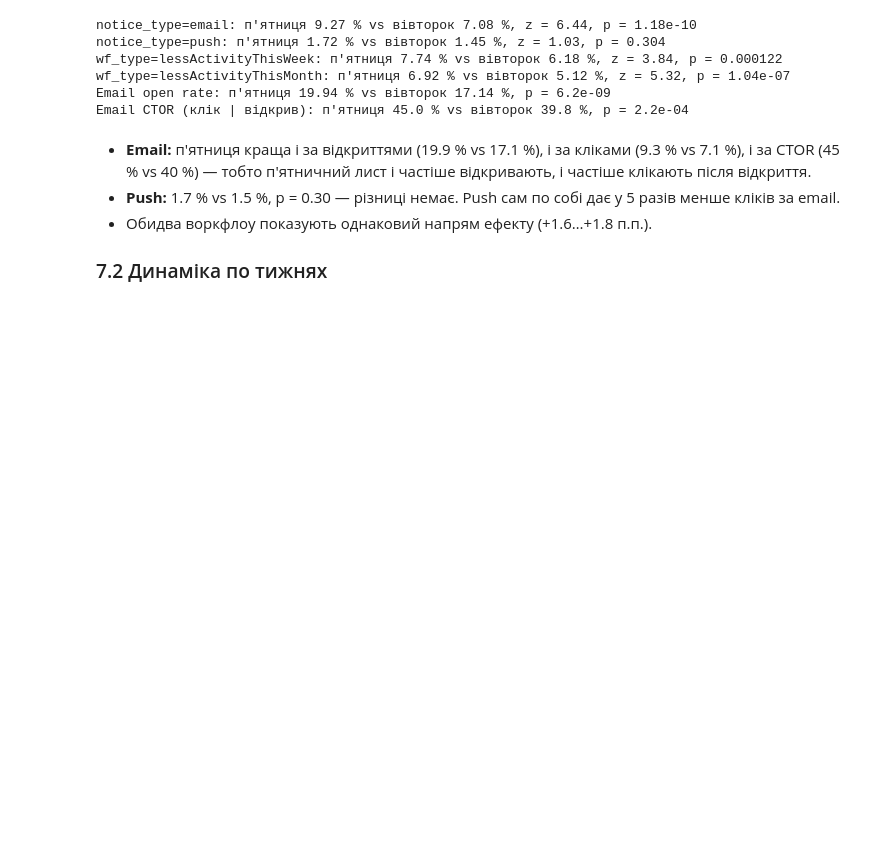
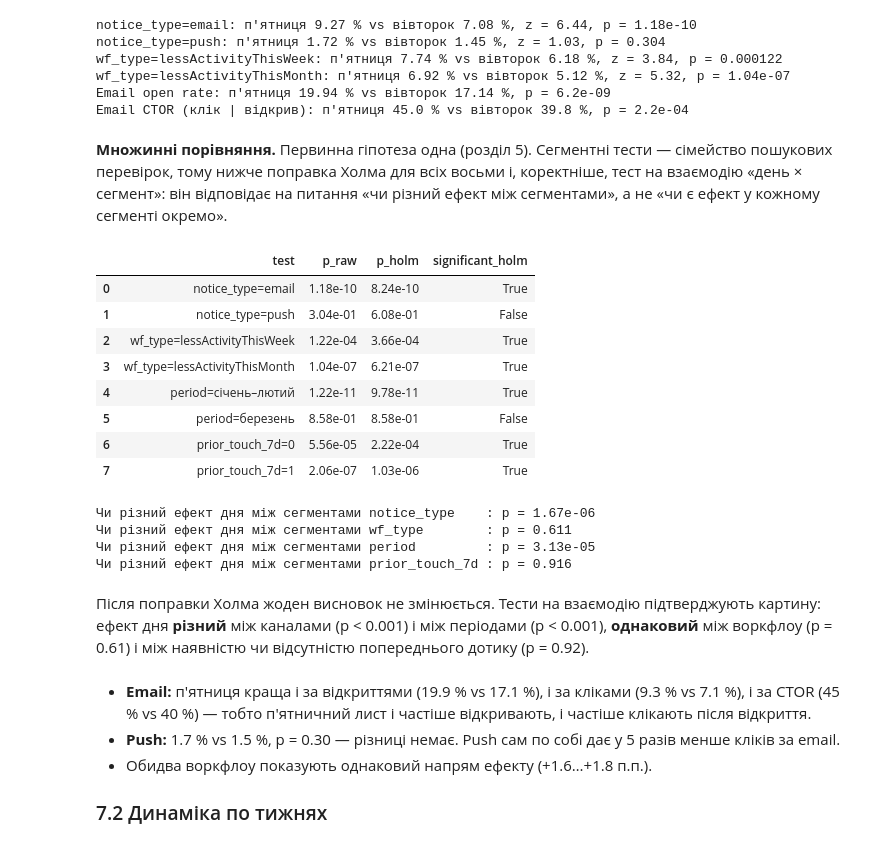
Before and after one commit to MDomantovych/ab-test-mailing-day, a Jupyter notebook: notebook/ab_test_analysis.ipynb, the cells around one changed output. Cells and saved outputs as stored; diff of their text form; code cells hidden in the pictures; blank space fills up the shorter version.

Commit message:
Add two-way FE, ICC-based sample size, Holm correction and interaction tests

```diff
--- a/notebook/ab_test_analysis.ipynb
+++ b/notebook/ab_test_analysis.ipynb
@@ -730,6 +767,38 @@ wf_type=lessActivityThisWeek: п'ятниця 7.74 % vs вівторок 6.18 %,
 wf_type=lessActivityThisMonth: п'ятниця 6.92 % vs вівторок 5.12 %, z = 5.32, p = 1.04e-07
 Email open rate: п'ятниця 19.94 % vs вівторок 17.14 %, p = 6.2e-09
 Email CTOR (клік | відкрив): п'ятниця 45.0 % vs вівторок 39.8 %, p = 2.2e-04
+# %% [markdown]
+**Множинні порівняння.** Первинна гіпотеза одна (розділ 5). Сегментні тести — сімейство пошукових перевірок, тому нижче
+поправка Холма для всіх восьми і, коректніше, тест на взаємодію «день × сегмент»: він відповідає на питання «чи різний ефект
+між сегментами», а не «чи є ефект у кожному сегменті окремо».
+# %%
+family = {}
+for column, values in [("notice_type", ["email", "push"]), ("wf_type", ["lessActivityThisWeek", "lessActivityThisMonth"]),
+                       ("period", ["січень–лютий", "березень"]), ("prior_touch_7d", [0, 1])]:
+    for value in values:
+        family[f"{column}={value}"] = ab.compare_groups(obs[obs[column] == value], "send_day", "friday", "tuesday").p
+holm = ab.holm_adjust(family)
+display(holm.assign(p_raw=holm.p_raw.map("{:.2e}".format), p_holm=holm.p_holm.map("{:.2e}".format)))
+for column in ["notice_type", "wf_type", "period", "prior_touch_7d"]:
+    het = ab.heterogeneity_test(obs, "fri", column, "clicked", "user_id")
+    print(f"Чи різний ефект дня між сегментами {column:<15}: p = {het['p']:.3g}")
+# %% [output]
+|  | test | p_raw | p_holm | significant_holm |
+| 0 | notice_type=email | 1.18e-10 | 8.24e-10 | True |
+| 1 | notice_type=push | 3.04e-01 | 6.08e-01 | False |
+| 2 | wf_type=lessActivityThisWeek | 1.22e-04 | 3.66e-04 | True |
+| 3 | wf_type=lessActivityThisMonth | 1.04e-07 | 6.21e-07 | True |
+| 4 | period=січень–лютий | 1.22e-11 | 9.78e-11 | True |
+| 5 | period=березень | 8.58e-01 | 8.58e-01 | False |
+| 6 | prior_touch_7d=0 | 5.56e-05 | 2.22e-04 | True |
+| 7 | prior_touch_7d=1 | 2.06e-07 | 1.03e-06 | True |
+Чи різний ефект дня між сегментами notice_type    : p = 1.67e-06
+Чи різний ефект дня між сегментами wf_type        : p = 0.611
+Чи різний ефект дня між сегментами period         : p = 3.13e-05
+Чи різний ефект дня між сегментами prior_touch_7d : p = 0.916
+# %% [markdown]
+Після поправки Холма жоден висновок не змінюється. Тести на взаємодію підтверджують картину: ефект дня **різний** між каналами
+(p < 0.001) і між періодами (p < 0.001), **однаковий** між воркфлоу (p = 0.61) і між наявністю чи відсутністю попереднього дотику (p = 0.92).
 # %% [markdown]
 * **Email:** п'ятниця краща і за відкриттями (19.9 % vs 17.1 %), і за кліками (9.3 % vs 7.1 %), і за CTOR (45 % vs 40 %) —
   тобто п'ятничний лист і частіше відкривають, і частіше клікають після відкриття.
```
Also changed, not shown: parts of 13 cells of this notebook, 5 other files.
